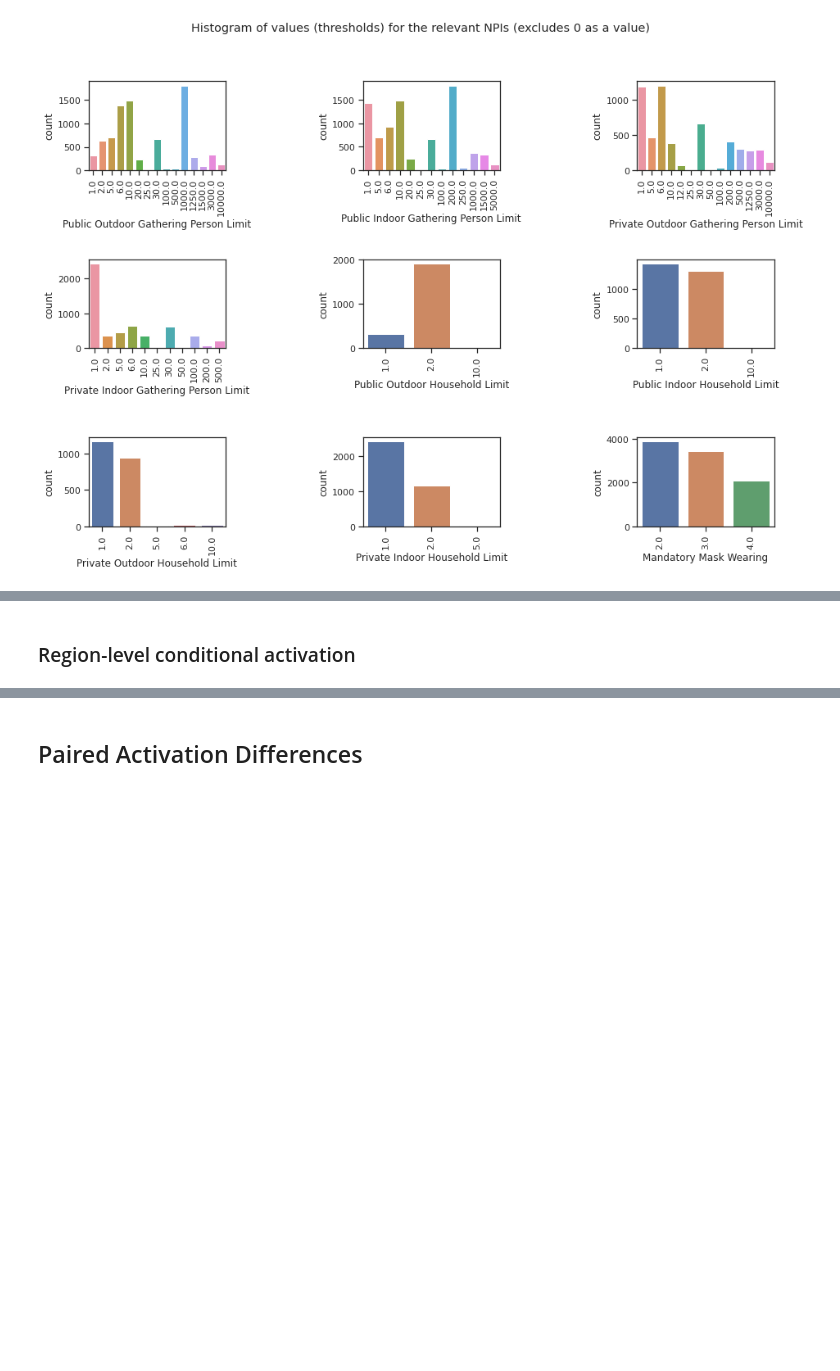
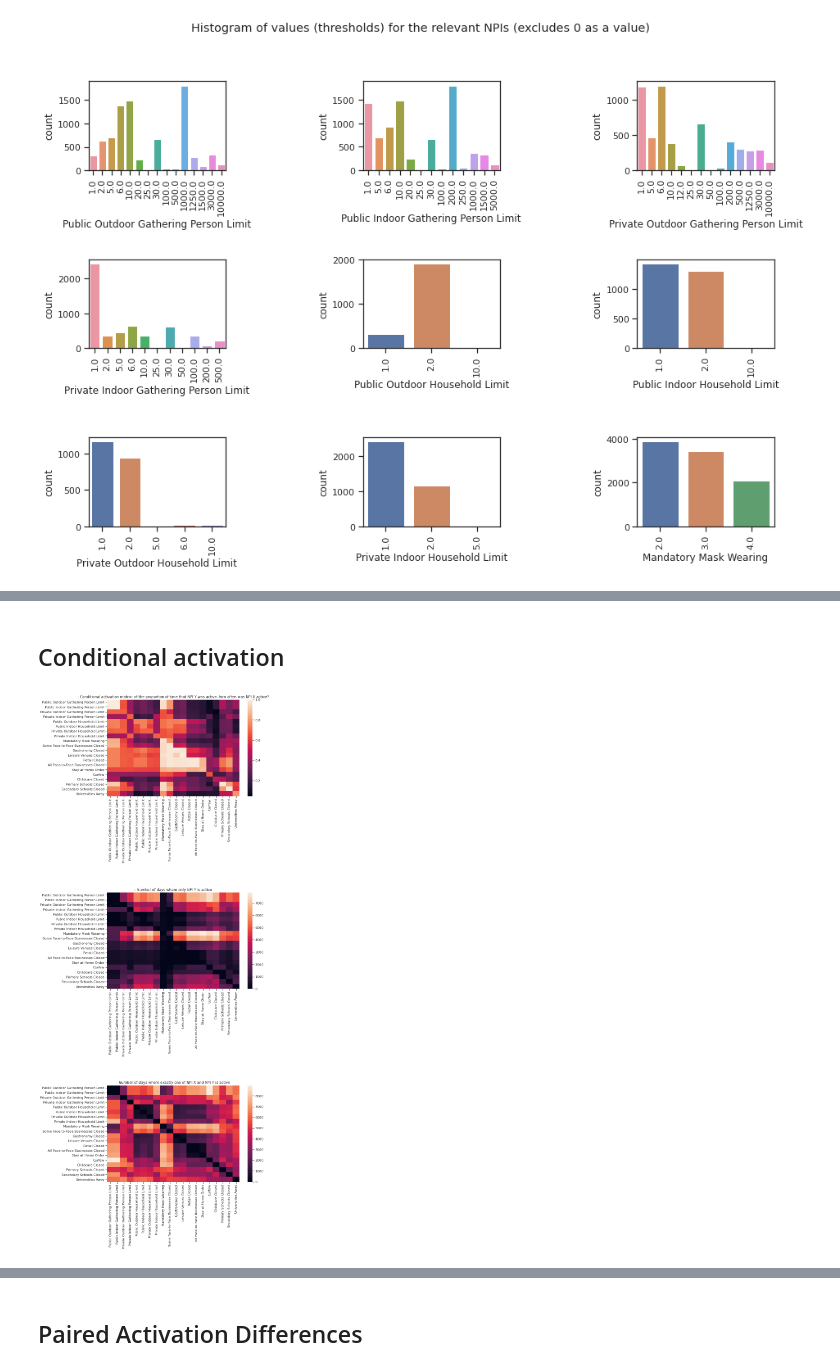
Before and after one commit to MrinankSharma/COVID19NPISecondWave, a Jupyter notebook: notebooks/exploratory_data_analysis.ipynb, the cells around one changed output, grey strips where cells are left out. Drawn from its saved outputs; the diff is of its cells as text; code cells hidden in the pictures; blank space fills up the shorter version.

Commit message:
Fixed conditional activation plots.

```diff
--- a/notebooks/exploratory_data_analysis.ipynb
+++ b/notebooks/exploratory_data_analysis.ipynb
@@ -173,5 +129,5 @@ plt.show()
 # %% [markdown]
-### Region-level conditional activation
+## Conditional activation
 # %%
 def get_active_dates_region(data, npi):
     non_zero_dates = data['Date'][data[npi] != 0]
@@ -235,3 +208,16 @@ def find_conditional_activations(country):
+# %%
+prop, act, single = find_conditional_activations_total()
+fig = plt.figure(figsize=((10,30)))
+fig.subplots_adjust(hspace=1)
+ax = fig.add_subplot(3, 1, 1)
+sns.heatmap(pd.DataFrame(prop, dtype=float), xticklabels = CMs, yticklabels = CMs).set_title(': Conditional activation matrix: of the proportion of time that NPI Y was active, how often was NPI X active?')
+ax = fig.add_subplot(3, 1, 2)
+sns.heatmap(pd.DataFrame(act, dtype=float), xticklabels = CMs, yticklabels = CMs).set_title(': Number of days where only NPI Y is active')
+ax = fig.add_subplot(3, 1, 3)
+sns.heatmap(pd.DataFrame(single, dtype=float), xticklabels = CMs, yticklabels = CMs).set_title(': Number of days where exactly one of NPI X and NPI Y is active')
+plt.show()
+# %% [output]
+[figure, added]
 # %%
 def conditional_activation_plotter(country):
     prop, act, single = find_conditional_activations(country)
```
Also changed, not shown: parts of 31 cells of this notebook.
